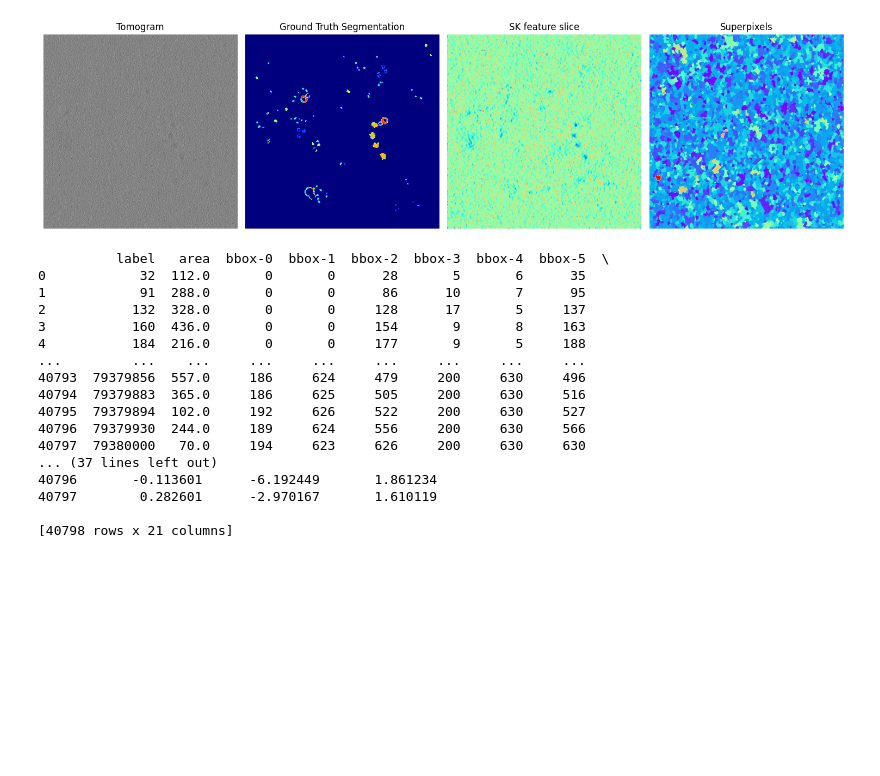
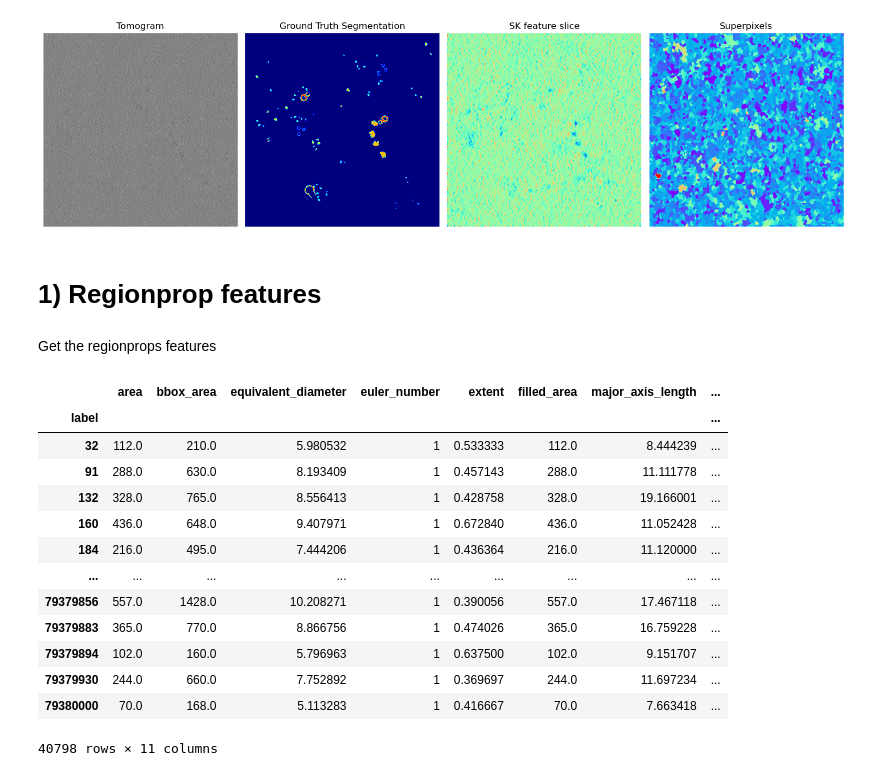
Before and after one commit to cellcanvas/superpixels, a Jupyter notebook: notebooks/superpixel2embedding.ipynb, the cells around one changed output. Drawn from its saved outputs; the diff is of its cells as text; code cells hidden in the pictures; blank space fills up the shorter version.

```diff
--- a/notebooks/superpixel2embedding.ipynb
+++ b/notebooks/superpixel2embedding.ipynb
@@ -0,0 +16,6 @@
+# %%
+# Teun:
+DATA_DIR = '/Users/teun.huijben/Documents/code/github/superpixels/data/copick_10439/dataset_run_16194.pickle'
+
+# Kevin:
+# DATA_DIR = '../dataset_run_16194.pickle'
@@ -1,5 +24,4 @@
 # %%
-import pickle
 # Load data from a file
-with open('../dataset_run_16194.pickle', 'rb') as f:  # 'rb' means read in binary mode
+with open(DATA_DIR, 'rb') as f:  # 'rb' means read in binary mode
     data = pickle.load(f)
@@ -33,26 +55,27 @@ plt.tight_layout()
 plt.show()
 # %% [output]
 [figure]
+# %% [markdown]
+# 1) Regionprop features
+# %% [markdown]
+Get the regionprops features
 # %%
-from cellcanvas_spp.features import superpixel_regionprops_features, superpixel_cellcanvas_features
-
-df = superpixel_regionprops_features(data['image'], data['superpixels'])
-print(df)
+df_features = superpixel_regionprops_features(data['image'], data['superpixels'])
+df_features = df_features.set_index('label')
+df_features = df_features.drop(columns=['bbox-0','bbox-1','bbox-2','bbox-3','bbox-4','bbox-5','centroid-0','centroid-1','centroid-2'])
+df_features
 # %% [output]
+|  | area | bbox_area | equivalent_diameter | euler_number | extent | filled_area | major_axis_length | ... |
+| label |  |  |  |  |  |  |  | ... |
+| 32 | 112.0 | 210.0 | 5.980532 | 1 | 0.533333 | 112.0 | 8.444239 | ... |
+| 91 | 288.0 | 630.0 | 8.193409 | 1 | 0.457143 | 288.0 | 11.111778 | ... |
+| 132 | 328.0 | 765.0 | 8.556413 | 1 | 0.428758 | 328.0 | 19.166001 | ... |
+| 160 | 436.0 | 648.0 | 9.407971 | 1 | 0.672840 | 436.0 | 11.052428 | ... |
+| 184 | 216.0 | 495.0 | 7.444206 | 1 | 0.436364 | 216.0 | 11.120000 | ... |
+| ... | ... | ... | ... | ... | ... | ... | ... | ... |
+| 79379856 | 557.0 | 1428.0 | 10.208271 | 1 | 0.390056 | 557.0 | 17.467118 | ... |
+| 79379883 | 365.0 | 770.0 | 8.866756 | 1 | 0.474026 | 365.0 | 16.759228 | ... |
+| 79379894 | 102.0 | 160.0 | 5.796963 | 1 | 0.637500 | 102.0 | 9.151707 | ... |
+| 79379930 | 244.0 | 660.0 | 7.752892 | 1 | 0.369697 | 244.0 | 11.697234 | ... |
+| 79380000 | 70.0 | 168.0 | 5.113283 | 1 | 0.416667 | 70.0 | 7.663418 | ... |
-          label   area  bbox-0  bbox-1  bbox-2  bbox-3  bbox-4  bbox-5  \
-0            32  112.0       0       0      28       5       6      35
-1            91  288.0       0       0      86      10       7      95
-2           132  328.0       0       0     128      17       5     137
-3           160  436.0       0       0     154       9       8     163
-4           184  216.0       0       0     177       9       5     188
-...         ...    ...     ...     ...     ...     ...     ...     ...
-40793  79379856  557.0     186     624     479     200     630     496
-40794  79379883  365.0     186     625     505     200     630     516
-40795  79379894  102.0     192     626     522     200     630     527
-40796  79379930  244.0     189     624     556     200     630     566
-40797  79380000   70.0     194     623     626     200     630     630
-... (37 lines left out)
-40796       -0.113601      -6.192449       1.861234
-40797        0.282601      -2.970167       1.610119
-
-[40798 rows x 21 columns]
+40798 rows × 11 columns
```
Also changed, not shown: parts of 23 cells of this notebook, 2 other files.
